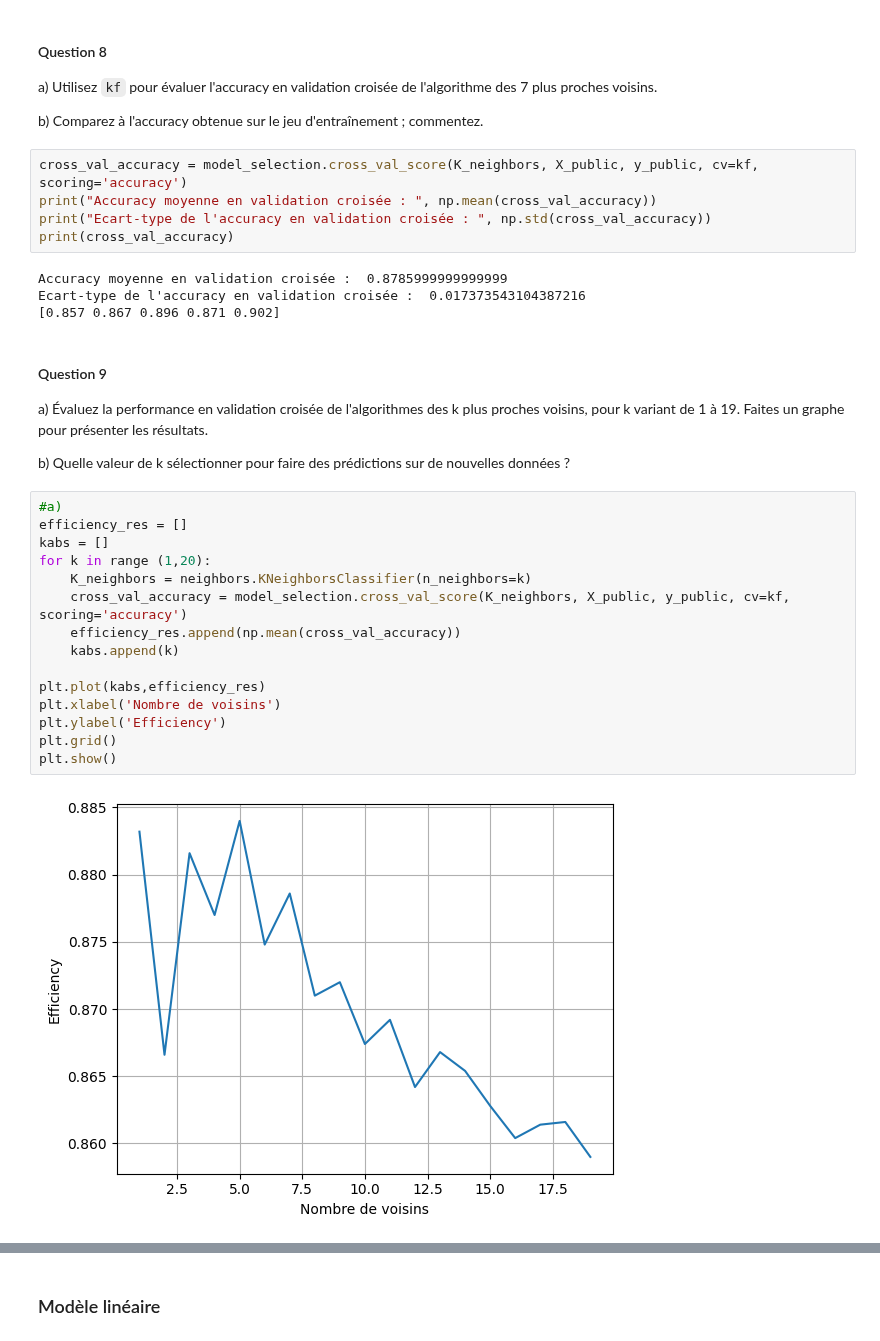
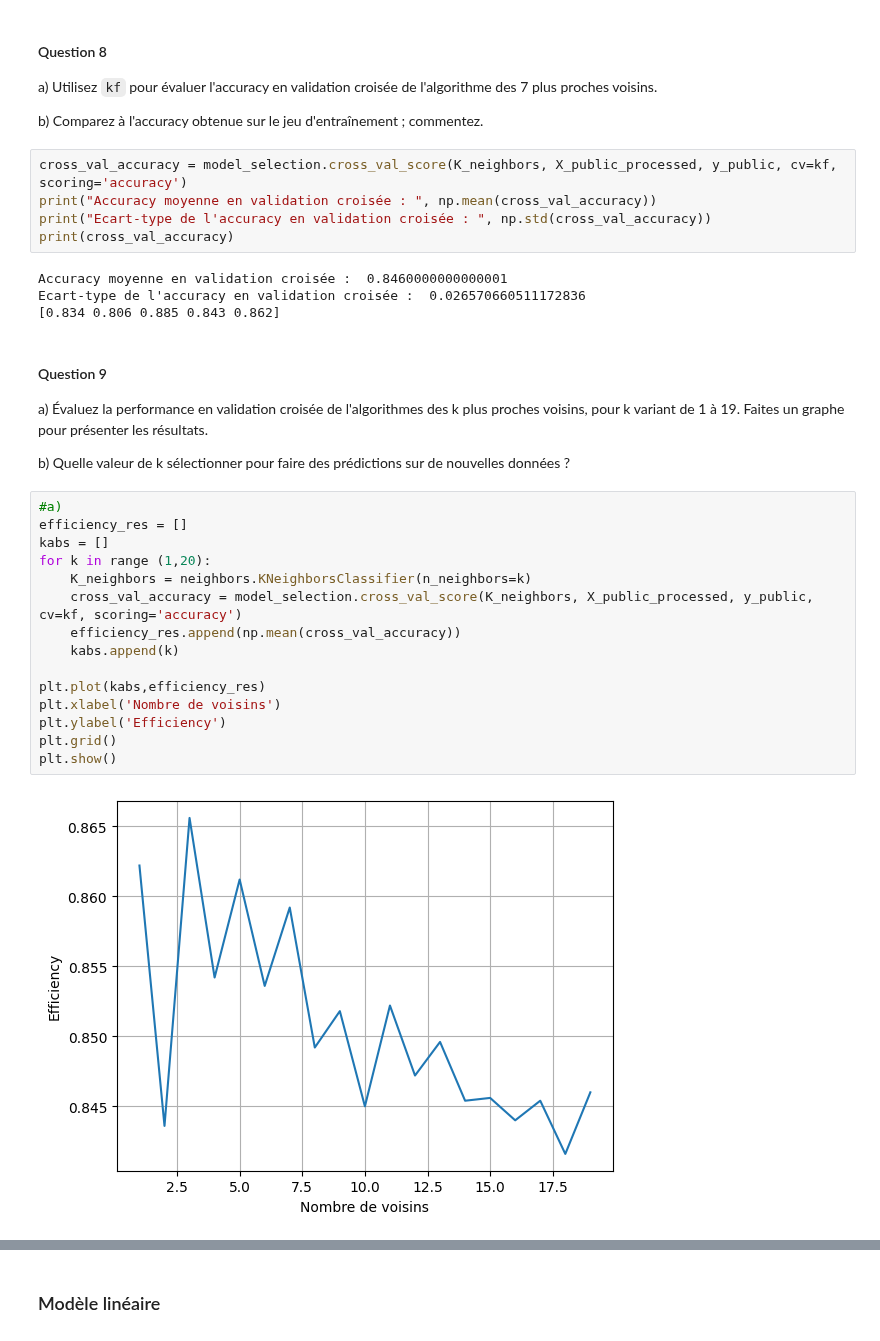
Before and after one commit to VDeumier/Projet_SDD, a Jupyter notebook: Projet_SDD_2024.ipynb, the cells around one changed output, grey strips where cells are left out. Saved outputs shown, nothing was run; the diff lists cells and outputs as text.

```diff
--- a/Projet_SDD_2024.ipynb
+++ b/Projet_SDD_2024.ipynb
@@ -269,14 +269,14 @@ a) Utilisez `kf` pour évaluer l'accuracy en validation croisée de l'algorithme
 
 b) Comparez à l'accuracy obtenue sur le jeu d'entraînement ; commentez.
 # %%
-cross_val_accuracy = model_selection.cross_val_score(K_neighbors, X_public, y_public, cv=kf, scoring='accuracy')
+cross_val_accuracy = model_selection.cross_val_score(K_neighbors, X_public_processed, y_public, cv=kf, scoring='accuracy')
 print("Accuracy moyenne en validation croisée : ", np.mean(cross_val_accuracy))
 print("Ecart-type de l'accuracy en validation croisée : ", np.std(cross_val_accuracy))
 print(cross_val_accuracy)
 # %% [output]
-Accuracy moyenne en validation croisée :  0.8785999999999999
-Ecart-type de l'accuracy en validation croisée :  0.017373543104387216
-[0.857 0.867 0.896 0.871 0.902]
+Accuracy moyenne en validation croisée :  0.8460000000000001
+Ecart-type de l'accuracy en validation croisée :  0.026570660511172836
+[0.834 0.806 0.885 0.843 0.862]
 # %% [markdown]
 #### Question 9
 
@@ -286,18 +286,18 @@ b) Quelle valeur de k sélectionner pour faire des prédictions sur de nouvelles
 # %%
 #a)
 efficiency_res = []
 kabs = []
 for k in range (1,20):
     K_neighbors = neighbors.KNeighborsClassifier(n_neighbors=k)
-    cross_val_accuracy = model_selection.cross_val_score(K_neighbors, X_public, y_public, cv=kf, scoring='accuracy')
+    cross_val_accuracy = model_selection.cross_val_score(K_neighbors, X_public_processed, y_public, cv=kf, scoring='accuracy')
     efficiency_res.append(np.mean(cross_val_accuracy))
     kabs.append(k)
 
 plt.plot(kabs,efficiency_res)
 plt.xlabel('Nombre de voisins')
 plt.ylabel('Efficiency')
 plt.grid()
 plt.show()
 # %% [output]
-[figure, old version]
+[figure, new version]
 # %% [markdown]
```
Also changed, not shown: parts of 7 cells of this notebook.
